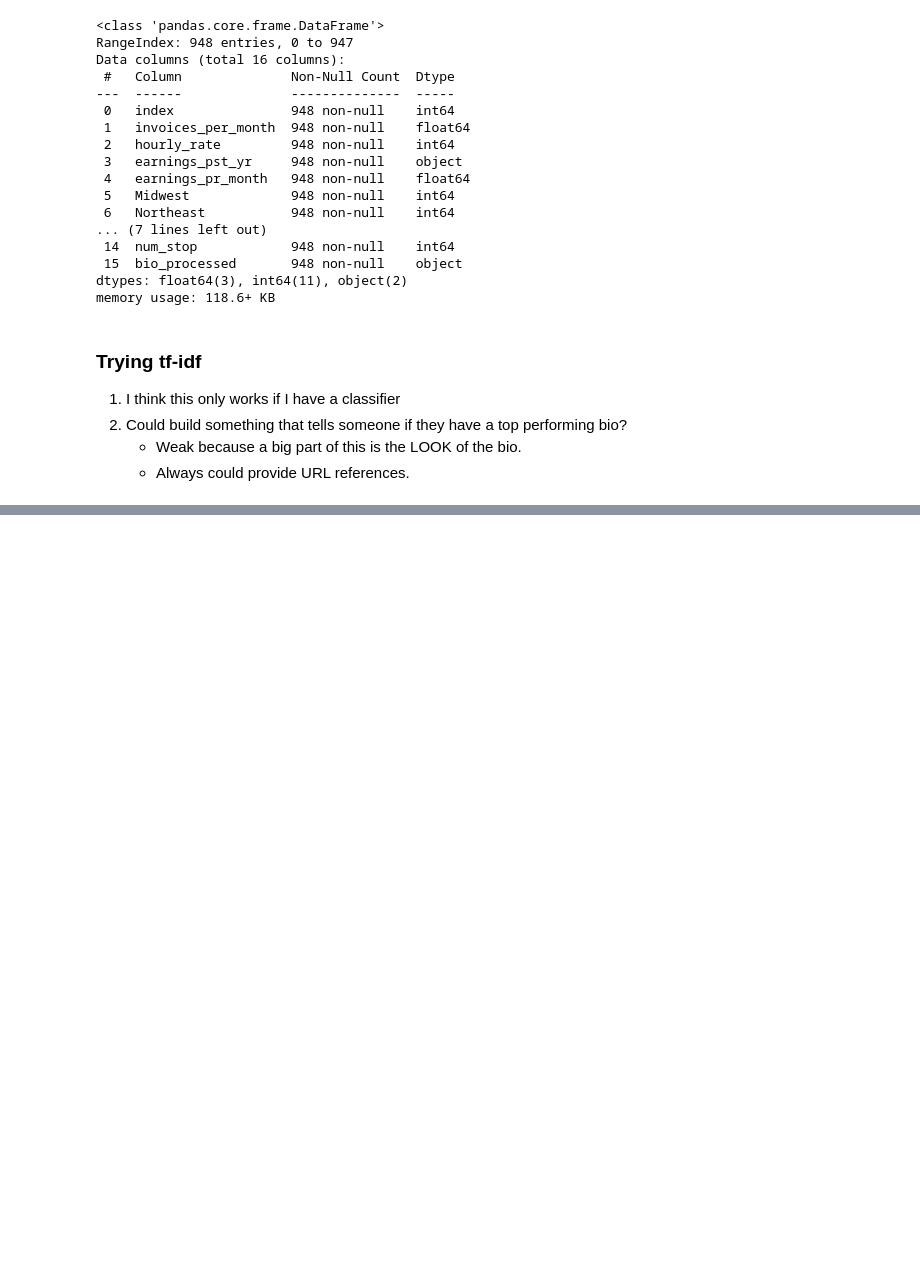
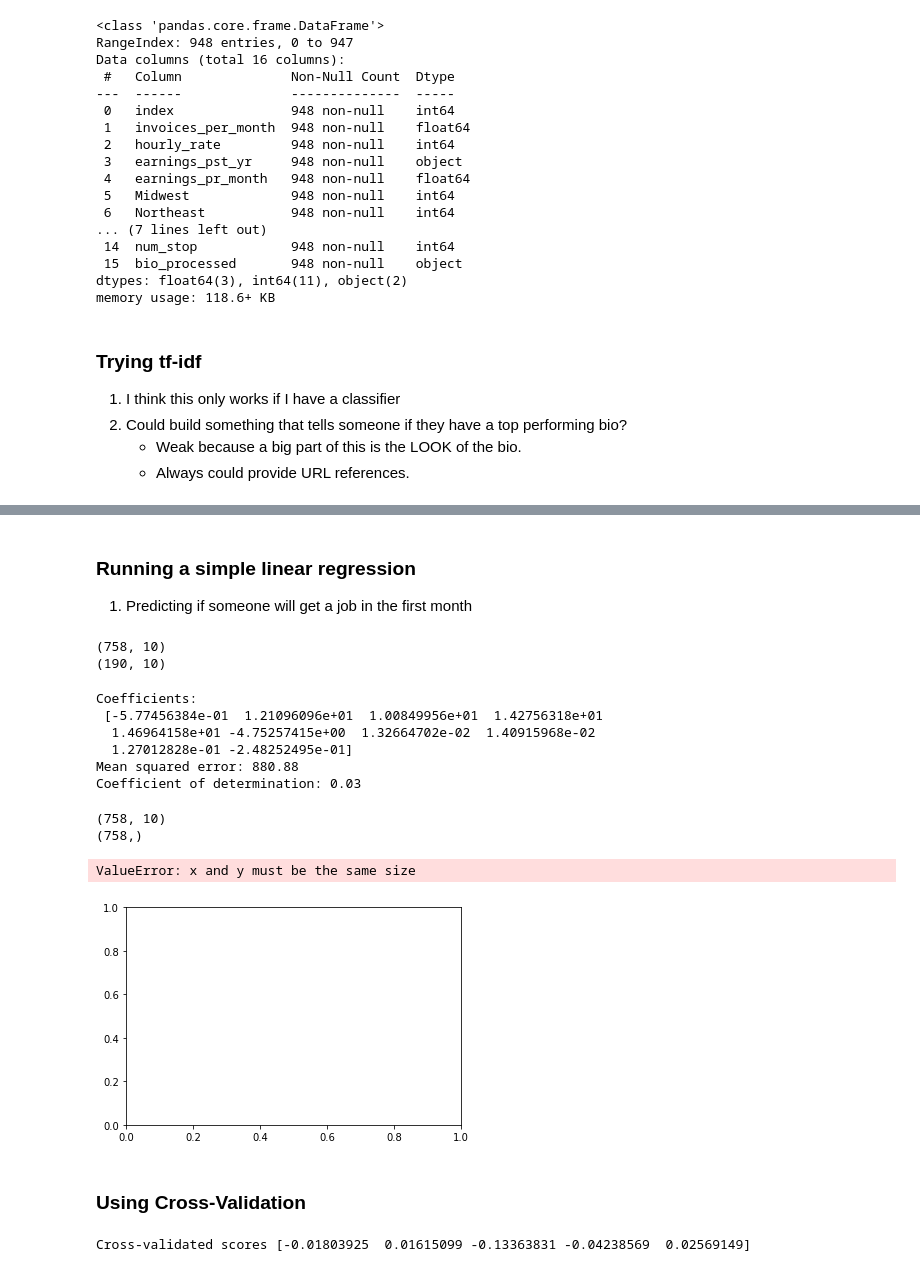
Before and after one commit to lmgibson/MyRate, a Jupyter notebook: notebooks/model_training.ipynb, the cells around one changed output, grey strips where cells are left out. Drawn from its saved outputs; the diff is of its cells as text; code cells hidden in the pictures; blank space fills up the shorter version.

```diff
--- a/notebooks/model_training.ipynb
+++ b/notebooks/model_training.ipynb
@@ -76,0 +68,65 @@ analyze(analysis_dt.bio_processed[1])
+# %% [markdown]
+### Running a simple linear regression
+
+1. Predicting if someone will get a job in the first month
+# %%
+# Creating train, test splits
+y = analysis_dt['hourly_rate']
+X = analysis_dt[['invoices_per_month', 'Midwest', 'Northeast', 'South', 'West', 'less_five_skills',
+               'bio_length', 'bio_word_count', 'avg_word_length', 'num_stop']]
+# %%
+X_train, X_test, y_train, y_test = train_test_split(X, y, test_size=0.2)
+print(X_train.shape)
+print(X_test.shape)
+# %% [output]
+(758, 10)
+(190, 10)
+# %%
+# Modeling
+# Reference: https://scikit-learn.org/stable/auto_examples/linear_model/plot_ols.html#sphx-glr-auto-examples-linear-model-plot-ols-py
+
+
+# Create linear regression object
+lm = linear_model.LinearRegression()
+
+# Train model on training data
+model = lm.fit(X_train, y_train)
+
+# Make predictions on training set
+preds = lm.predict(X_train)
+
+# The coefficients
+print('Coefficients: \n', lm.coef_)
+# The mean squared error
+print('Mean squared error: %.2f'
+      % mean_squared_error(y_train, preds))
+# The coefficient of determination: 1 is perfect prediction
+print('Coefficient of determination: %.2f'
+      % r2_score(y_train, preds))
+# %% [output]
+Coefficients:
+ [-5.77456384e-01  1.21096096e+01  1.00849956e+01  1.42756318e+01
+  1.46964158e+01 -4.75257415e+00  1.32664702e-02  1.40915968e-02
+  1.27012828e-01 -2.48252495e-01]
+Mean squared error: 880.88
+Coefficient of determination: 0.03
+# %%
+print(X_train.shape)
+print(y_train.shape)
+# %% [output]
+(758, 10)
+(758,)
+# %%
+# Plot outputs
+plt.scatter(X_train, y_train,  color='black')
+plt.plot(X_train, y_train, color='blue', linewidth=3)
+
+plt.xticks(())
+plt.yticks(())
+
+plt.show()
+# %% [output]
+ValueError: x and y must be the same size
+[figure, added]
+# %% [markdown]
+### Using Cross-Validation
@@ -76,0 +152,6 @@ analyze(analysis_dt.bio_processed[1])
+# %%
+# Perform 5-fold cross-validation
+scores = cross_val_score(model, X_train, y_train, cv=5)
+print("Cross-validated scores", scores)
+# %% [output]
+Cross-validated scores [-0.01803925  0.01615099 -0.13363831 -0.04238569  0.02569149]
```
Also changed, not shown: parts of 6 cells of this notebook, 1 other file.
